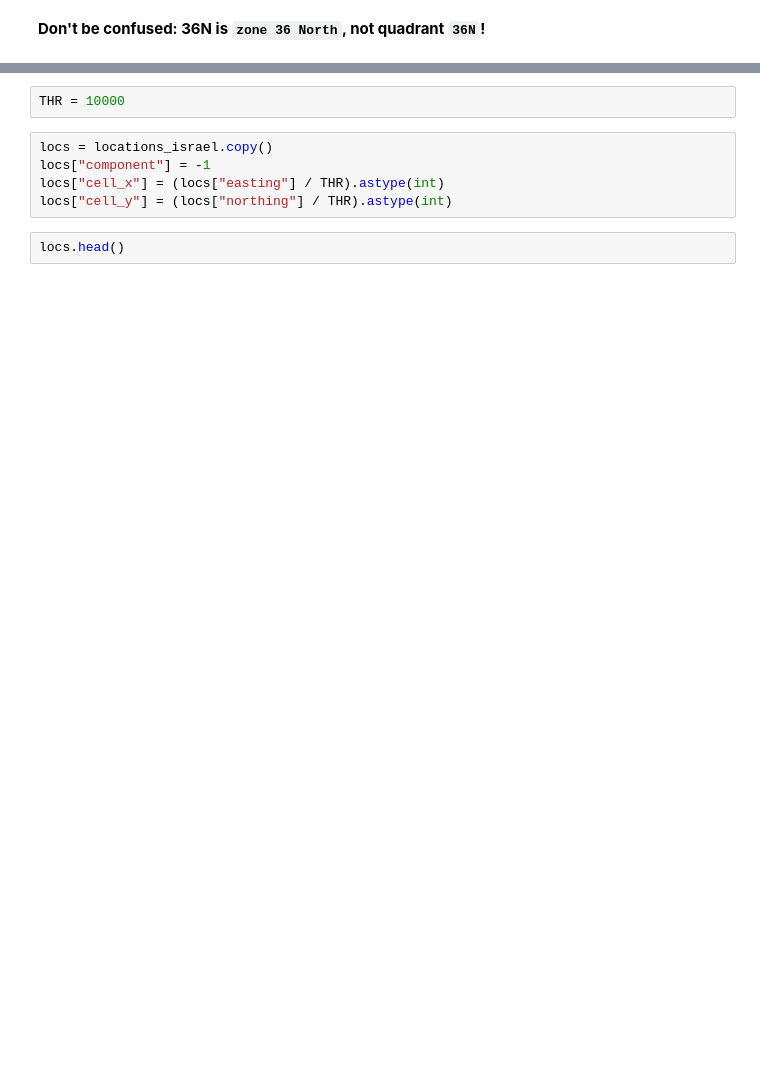
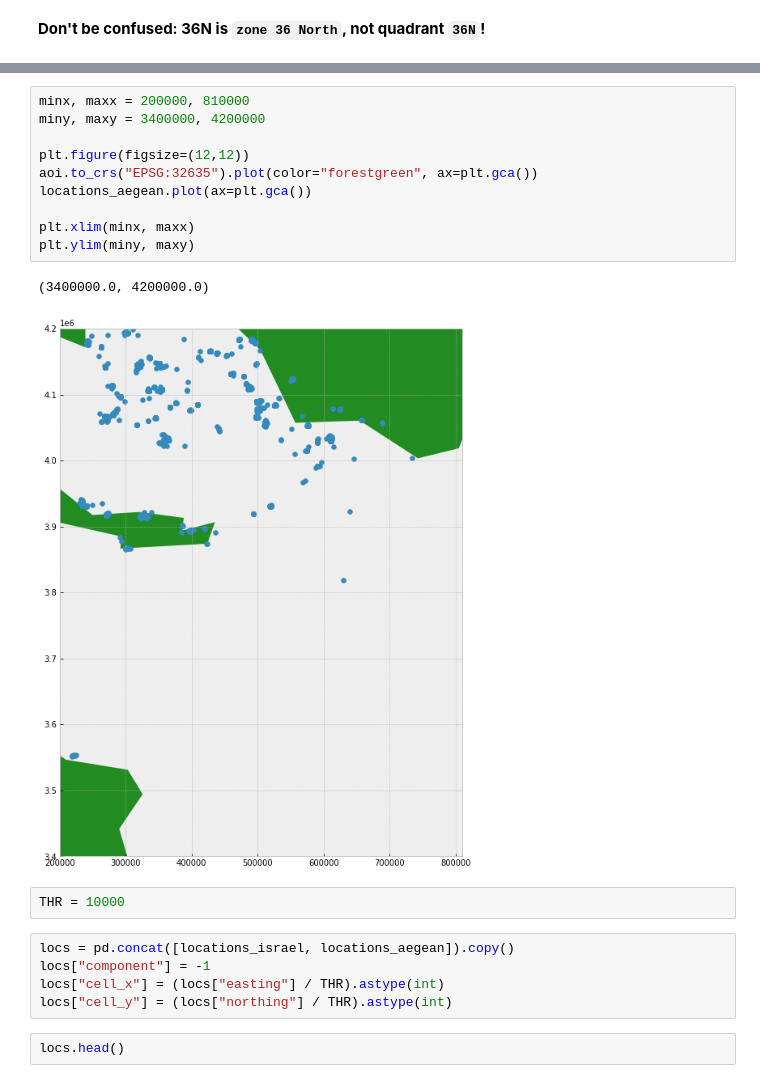
Before and after one commit to efratmag/ports-mapping-using-behavioral-vessel-data, a Jupyter notebook: dev_experiments/[Dev] Connected components algo.ipynb, the cells around one changed output, grey strips where cells are left out. Saved outputs shown, nothing was run; the diff lists cells and outputs as text; blank space fills up the shorter version.

```diff
--- a/dev_experiments/[Dev] Connected components algo.ipynb
+++ b/dev_experiments/[Dev] Connected components algo.ipynb
@@ -196,10 +222,23 @@ plt.ylim(miny, maxy)
 # %% [output]
 (3400000.0, 4200000.0)
 [figure]
+# %%
+minx, maxx = 200000, 810000
+miny, maxy = 3400000, 4200000
+
+plt.figure(figsize=(12,12))
+aoi.to_crs("EPSG:32635").plot(color="forestgreen", ax=plt.gca())
+locations_aegean.plot(ax=plt.gca())
+
+plt.xlim(minx, maxx)
+plt.ylim(miny, maxy)
+# %% [output]
+(3400000.0, 4200000.0)
+[figure, added]
 # %%
 THR = 10000
 # %%
-locs = locations_israel.copy()
+locs = pd.concat([locations_israel, locations_aegean]).copy()
 locs["component"] = -1
 locs["cell_x"] = (locs["easting"] / THR).astype(int)
 locs["cell_y"] = (locs["northing"] / THR).astype(int)
```
Also changed, not shown: parts of 28 cells of this notebook.
